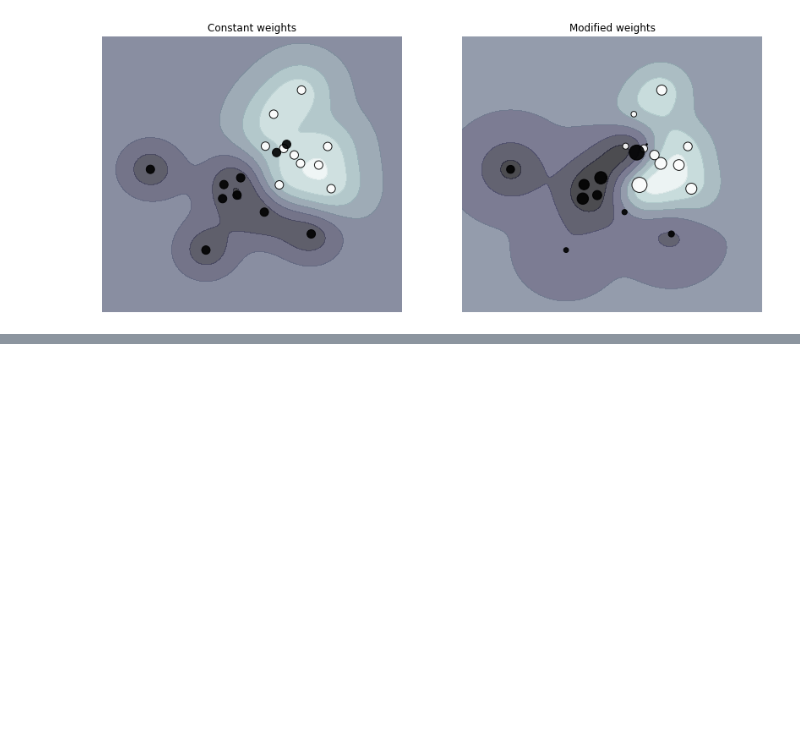
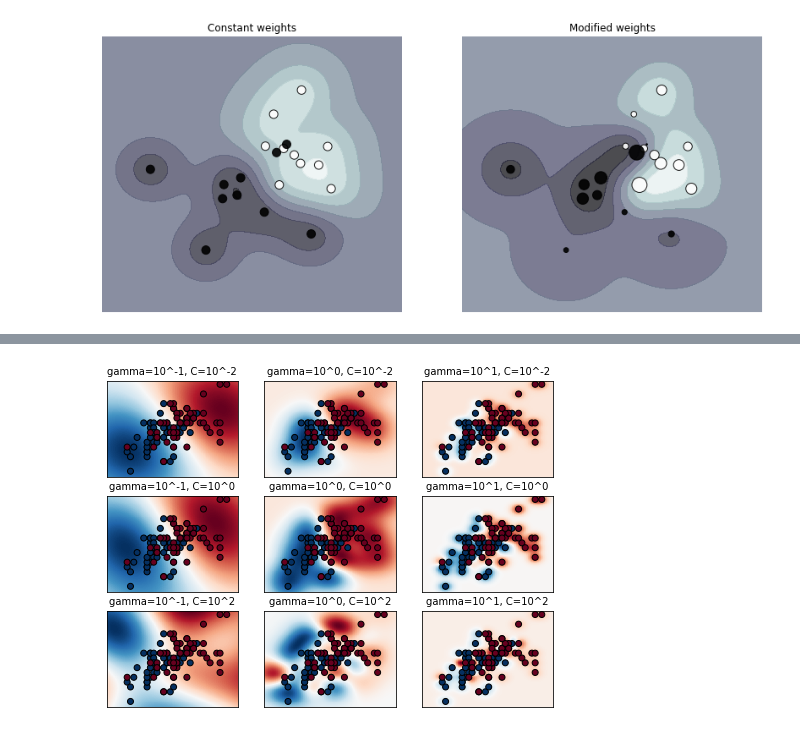
Before and after one commit to bjpcjp/scikit-learn, a Jupyter notebook: 05_support_vector_machines.ipynb, the cells around one changed output, grey strips where cells are left out. Drawn from its saved outputs; the diff is of its cells as text; code cells hidden in the pictures; blank space fills up the shorter version.

```diff
--- a/05_support_vector_machines.ipynb
+++ b/05_support_vector_machines.ipynb
@@ -332,0 +472,3 @@ plt.show()
+# %%
+iris = load_iris()
+X,y = iris.data, iris.target
@@ -332,0 +484,4 @@ plt.show()
+# %%
+scaler = StandardScaler()
+X      = scaler.fit_transform(X)
+X_2d   = scaler.fit_transform(X_2d)
@@ -332,0 +509,51 @@ plt.show()
+# %%
+# Fit a classifier for all params in the 2d version
+# Use a smaller set of params - training time
+
+C_2d_range     = [1e-2, 1, 1e2]
+gamma_2d_range = [1e-1, 1, 1e1]
+classifiers    = []
+
+for C in C_2d_range:
+    for gamma in gamma_2d_range:
+        clf = SVC(C=C, gamma=gamma)
+        clf.fit(X_2d, y_2d)
+        classifiers.append((C, gamma, clf))
+# %%
+# Viz of param effect
+
+plt.figure(figsize=(8, 6))
+
+xx, yy = np.meshgrid(np.linspace(-3, 3, 200),
+                     np.linspace(-3, 3, 200))
+
+for (k, (C, gamma, clf)) in enumerate(classifiers):
+    # evaluate decision function in a grid
+    Z = clf.decision_function(np.c_[xx.ravel(),
+                                    yy.ravel()])
+    Z = Z.reshape(xx.shape)
+
+    # visualize decision function
+    plt.subplot(len(C_2d_range),
+                len(gamma_2d_range),
+                k + 1)
+
+    plt.title("gamma=10^%d, C=10^%d" % (np.log10(gamma),
+                                        np.log10(C)),
+              size='medium')
+
+    # visualize parameter's effect on decision function
+    plt.pcolormesh(xx, yy, -Z,
+                   cmap=plt.cm.RdBu)
+
+    plt.scatter(X_2d[:, 0],
+                X_2d[:, 1],
+                c=y_2d, cmap=plt.cm.RdBu_r,
+                edgecolors='k')
+
+    plt.xticks(()); plt.yticks(()); plt.axis('tight')
+
+scores = grid.cv_results_['mean_test_score'].reshape(len(C_range),
+                                                     len(gamma_range))
+# %% [output]
+[figure, added]
```
Also changed, not shown: parts of 17 cells of this notebook.
